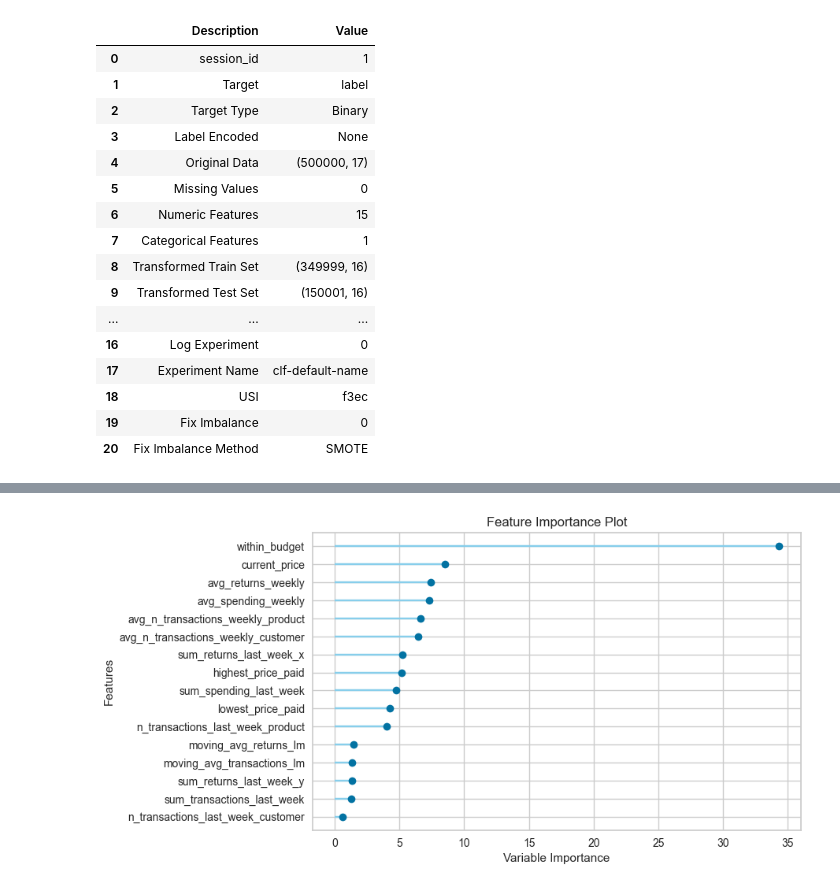
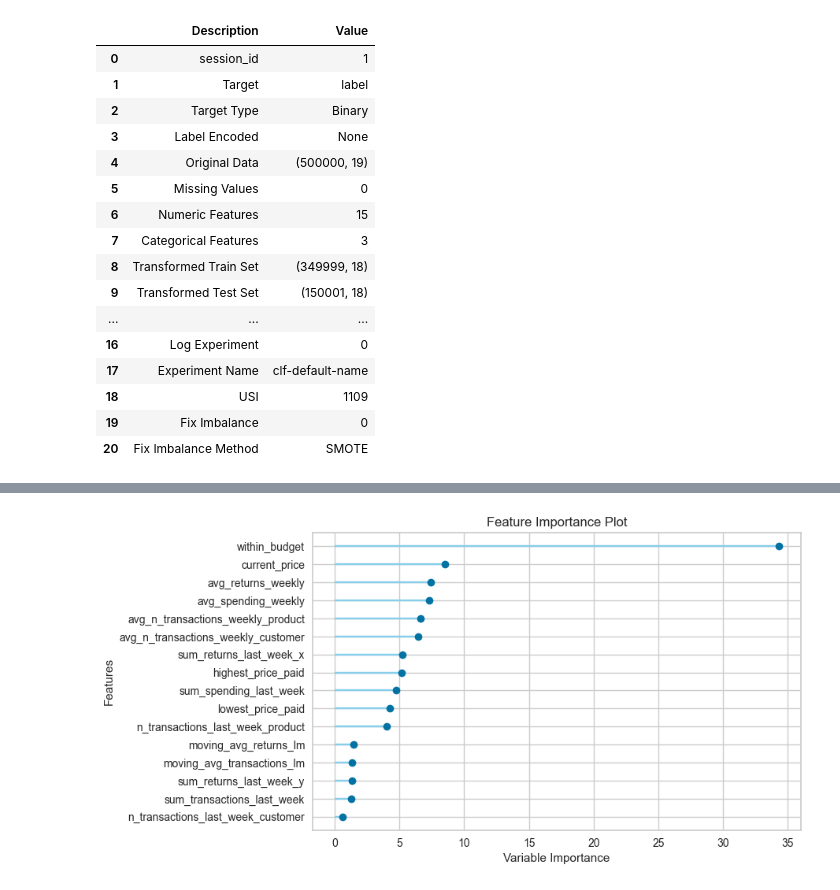
Before and after one commit to sekR4/classification-challenge, a Jupyter notebook: src/model_trials.ipynb, the cells around one changed output, grey strips where cells are left out. Saved outputs shown, nothing was run; the diff lists cells and outputs as text; code cells hidden in the pictures.

```diff
--- a/src/model_trials.ipynb
+++ b/src/model_trials.ipynb
@@ -6,7 +6,7 @@ from pycaret.classification import *
 seed = 1
 warnings.filterwarnings("ignore")
 # %%
-df_training = pd.read_parquet("training_01.parquet")
+df_training = pd.read_parquet("training_02.parquet")
 # %%
 df_training = df_training.sample(n=500_000, random_state=seed)
 df_training.label.mean()
@@ -15,31 +27,47 @@ df_training.label.mean()
+# %%
+numeric_features = ['avg_n_transactions_weekly_customer', 'avg_spending_weekly',
+       'highest_price_paid', 'lowest_price_paid',
+       'sum_spending_last_week', 'n_transactions_last_week_customer',
+       'current_price', 'avg_n_transactions_weekly_product',
+       'avg_returns_weekly', 'sum_returns_last_week',
+       'n_transactions_last_week_product', 'sum_returns_last_week_general',
+       'moving_avg_returns_lm', 'sum_transactions_last_week_general',
+       'moving_avg_transactions_lm',
+]
+
+categorical_features = [
+    'pays_above_avg', 'costs_above_avg', 'within_budget'
+]
 # %%
 setup_params = {
     "target": "label",
-    "numeric_features": list(df_training.columns[1:-1]),
-    "categorical_features": ["within_budget"],
+    "numeric_features": numeric_features,
+    "categorical_features": categorical_features,
     "silent": True,
     "fold" : 3,
     "session_id": seed,
     "preprocess": False,
+    "remove_perfect_collinearity": False,
+    "n_jobs": 6,
     "data": df_training
 }
 
 prep = setup(**setup_params)
 # %% [output]
 |  | Description | Value |
 | 0 | session_id | 1 |
 | 1 | Target | label |
 | 2 | Target Type | Binary |
 | 3 | Label Encoded | None |
-| 4 | Original Data | (500000, 17) |
+| 4 | Original Data | (500000, 19) |
 | 5 | Missing Values | 0 |
 | 6 | Numeric Features | 15 |
-| 7 | Categorical Features | 1 |
-| 8 | Transformed Train Set | (349999, 16) |
-| 9 | Transformed Test Set | (150001, 16) |
+| 7 | Categorical Features | 3 |
+| 8 | Transformed Train Set | (349999, 18) |
+| 9 | Transformed Test Set | (150001, 18) |
 | ... | ... | ... |
 | 16 | Log Experiment | 0 |
 | 17 | Experiment Name | clf-default-name |
-| 18 | USI | f3ec |
+| 18 | USI | 1109 |
 | 19 | Fix Imbalance | 0 |
 | 20 | Fix Imbalance Method | SMOTE |
```
Also changed, not shown: parts of 6 cells of this notebook.
